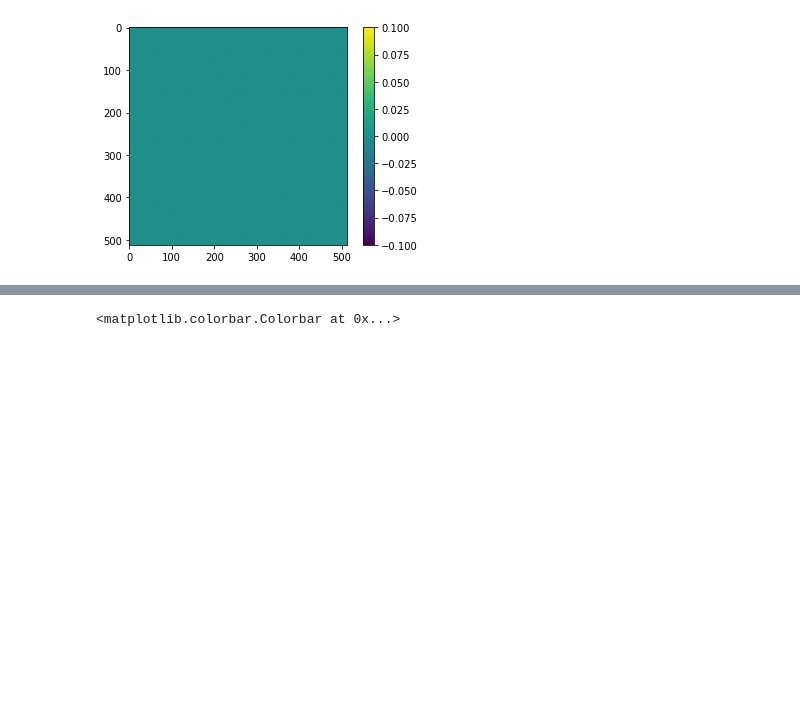
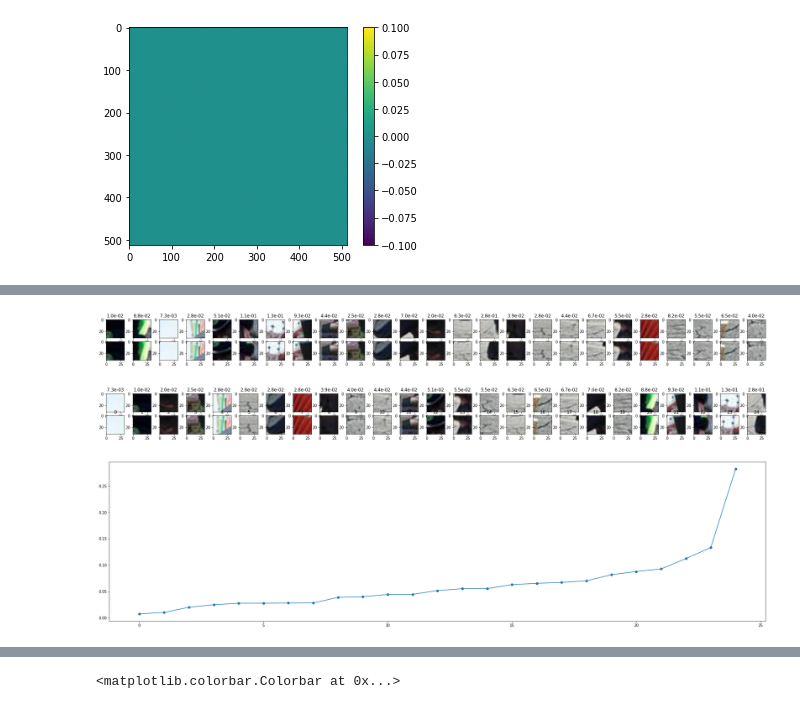
Before and after one commit to john12458/InpaintDeformBackground, a Jupyter notebook: warp.ipynb, the cells around one changed output, grey strips where cells are left out. Saved outputs shown, nothing was run; the diff lists cells and outputs as text; code cells hidden in the pictures; blank space fills up the shorter version.

```diff
--- a/warp.ipynb
+++ b/warp.ipynb
@@ -1575,0 +1670,32 @@ origin_img
+# %%
+fig, ax = plt.subplots(2,len(have_mask_list), figsize=(32, 2))
+l1_loss_list = []
+for idx,(i,j) in enumerate(have_mask_list):
+    w_patch = warpped_patches[:,i,j]
+    o_patch = origin_patches[:,i,j]
+    loss = torch.nn.functional.l1_loss(w_patch,o_patch)
+    l1_loss_list.append(loss)
+    ax[0][idx].set_title(f'{loss:.1e}')
+    ax[0][idx].imshow(to_pil_image(w_patch))
+    ax[1][idx].imshow(to_pil_image(o_patch))
+
+sort_l1_loss_list_idx = sorted(range(len(l1_loss_list)), key = lambda k : l1_loss_list[k])
+sort_l1_have_mask_list = [ have_mask_list[i] for i in sort_l1_loss_list_idx ]
+fig, ax = plt.subplots(2,len(have_mask_list), figsize=(32, 2))
+l1_loss_list = []
+for idx,(i,j) in enumerate(sort_l1_have_mask_list):
+    w_patch = warpped_patches[:,i,j]
+    o_patch = origin_patches[:,i,j]
+    loss = torch.nn.functional.l1_loss(w_patch,o_patch)
+    l1_loss_list.append(loss)
+    ax[0][idx].set_title(f'{loss:.1e}')
+    ax[0][idx].imshow(to_pil_image(w_patch))
+    ax[1][idx].set_title(f'{idx}')
+    ax[1][idx].imshow(to_pil_image(o_patch))
+plt.figure(figsize=(32,8))
+plt.plot(sorted(l1_loss_list),marker='o')
+plt.show()
+# %% [output]
+[figure, added]
+[figure, added]
+[figure, added]
```
Also changed, not shown: parts of 22 cells of this notebook, 16 other files.
